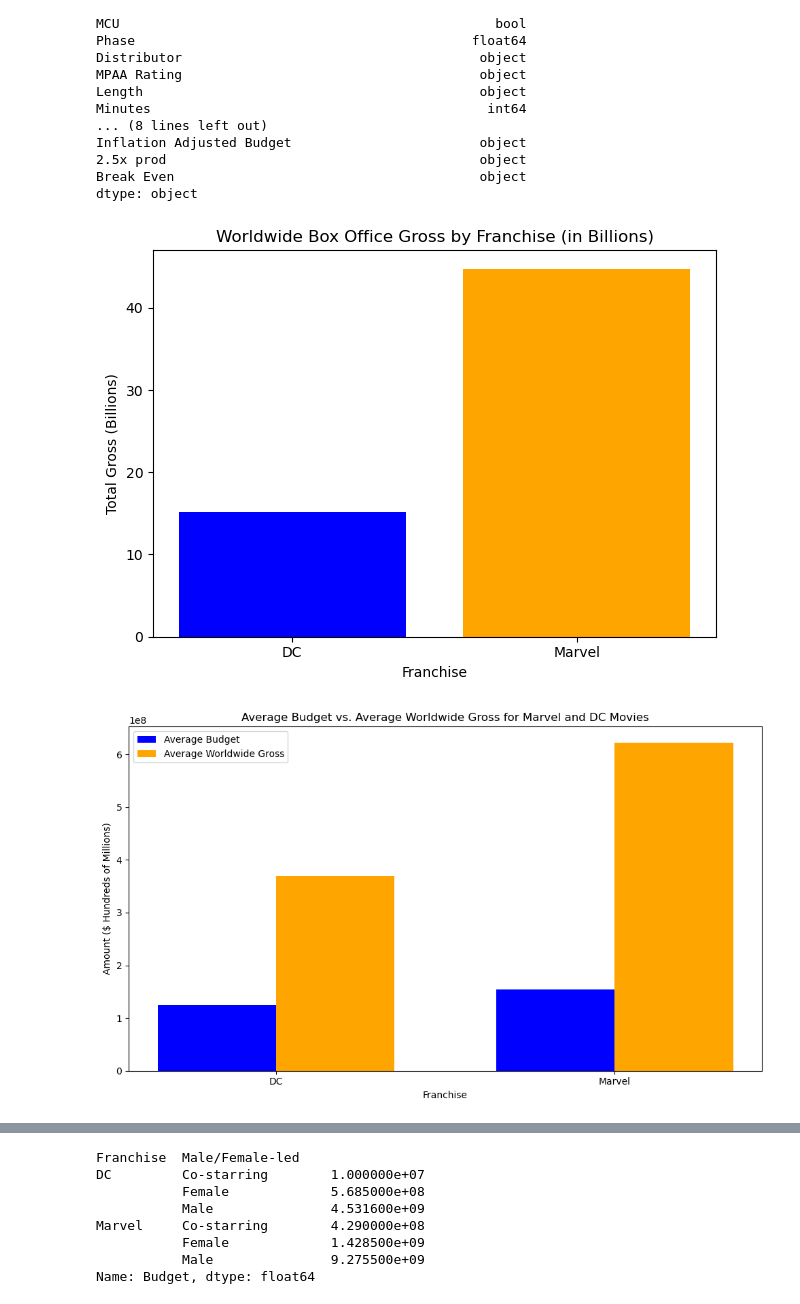
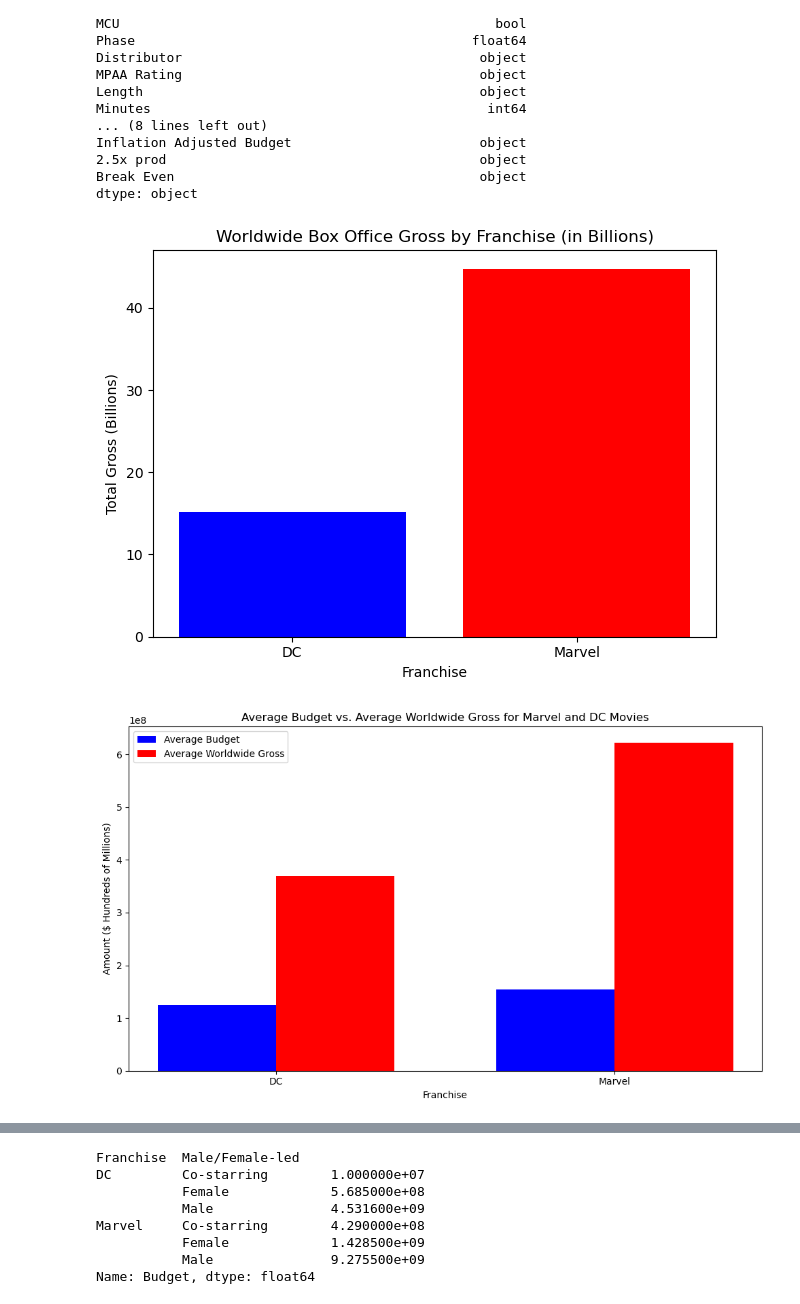
Before and after one commit to Nathan-Savage/project1, a Jupyter notebook: master_project.ipynb, the cells around one changed output, grey strips where cells are left out. Saved outputs shown, nothing was run; the diff lists cells and outputs as text; code cells hidden in the pictures.

```diff
--- a/master_project.ipynb
+++ b/master_project.ipynb
@@ -31,33 +31,33 @@ dtype: object
 # %%
 #convert from object to float
 marvel_dc_movie_df['Box office gross Worldwide'] = (
     marvel_dc_movie_df['Box office gross Worldwide']
     .replace({'\\$': '', ',': ''}, regex=True)
     .astype(float)
 )
 
 # Group by MCU vs. DC
 total_gross_by_franchise = marvel_dc_movie_df.groupby('Franchise')['Box office gross Worldwide'].sum()
 
 # Convert to billions
 total_gross_by_franchise_billion = total_gross_by_franchise / 1000000000
 
 # Plotting
-plt.bar(total_gross_by_franchise_billion.index, total_gross_by_franchise_billion, color=['blue', 'orange'])
+plt.bar(total_gross_by_franchise_billion.index, total_gross_by_franchise_billion, color=['blue', 'red'])
 
 # Add titles and labels
 plt.title('Worldwide Box Office Gross by Franchise (in Billions)')
 plt.xlabel('Franchise')
 plt.ylabel('Total Gross (Billions)')
 plt.xticks(rotation=0)
 plt.grid(False)
 
 # show graph
 plt.tight_layout()
 plt.savefig(os.path.join('images','WorldwideGross_Franchise.png'))
 plt.show()
 # %% [output]
-[figure, old version]
+[figure, new version]
 # %%
 marvel_dc_movie_df['Box office gross Worldwide'] = (
     marvel_dc_movie_df['Box office gross Worldwide']
@@ -83,7 +83,7 @@ plt.figure(figsize=(10, 6))
 
 # Create bars for Budget and Worldwide Gross
 plt.bar(x, averages['Budget'], width=bar_width, label='Average Budget', color='blue')
-plt.bar(x + bar_width, averages['Box office gross Worldwide'], width=bar_width, label='Average Worldwide Gross', color='orange')  # Simplified line
+plt.bar(x + bar_width, averages['Box office gross Worldwide'], width=bar_width, label='Average Worldwide Gross', color='red')  # Simplified line
 
 # Adding labels and title
 plt.xlabel('Franchise')
@@ -98,7 +98,7 @@ plt.tight_layout()
 plt.savefig(os.path.join('images','avgbudget_v_avgWorldwideGross.png'))
 plt.show()
 # %% [output]
-[figure, old version]
+[figure, new version]
 # %%
 #Nikki
 # %%
```
Also changed, not shown: parts of 4 cells of this notebook.
